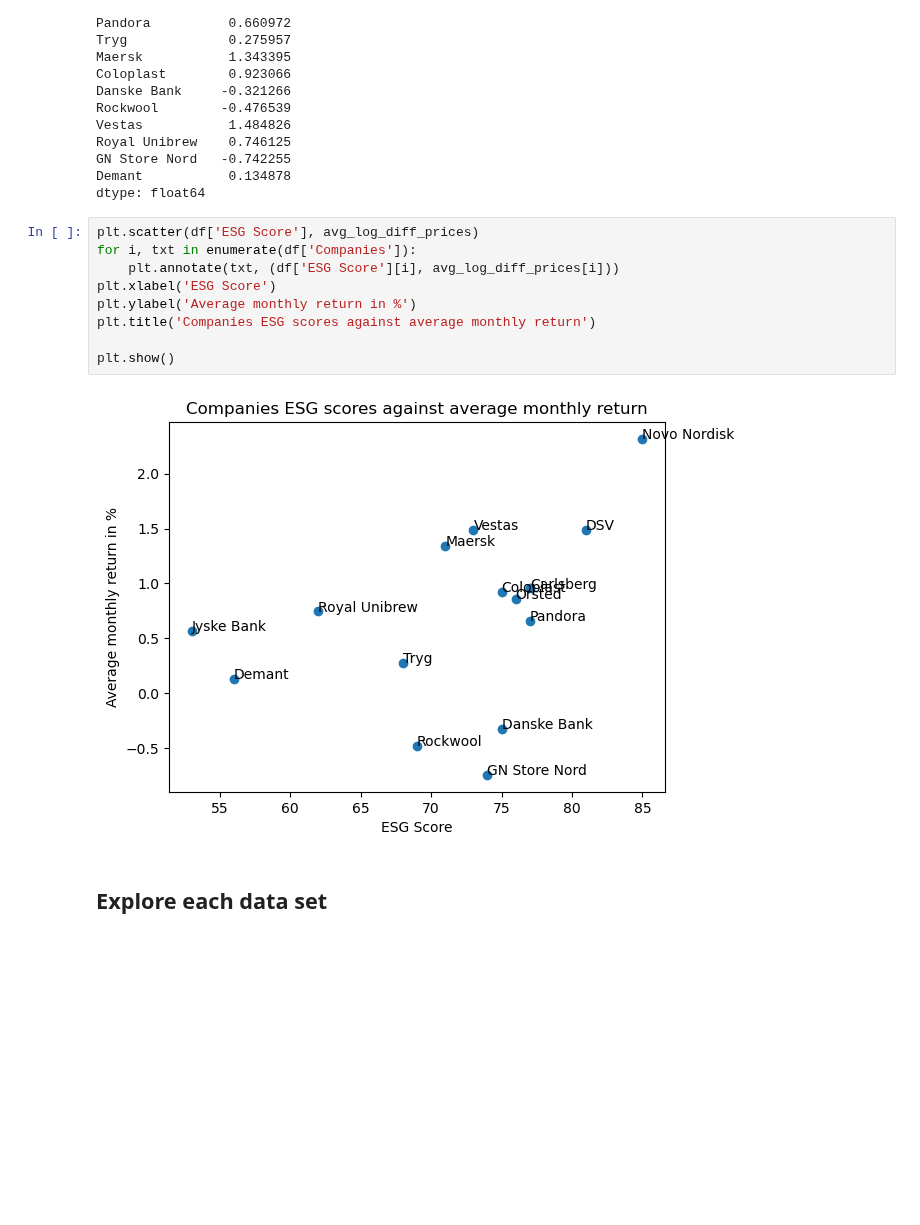
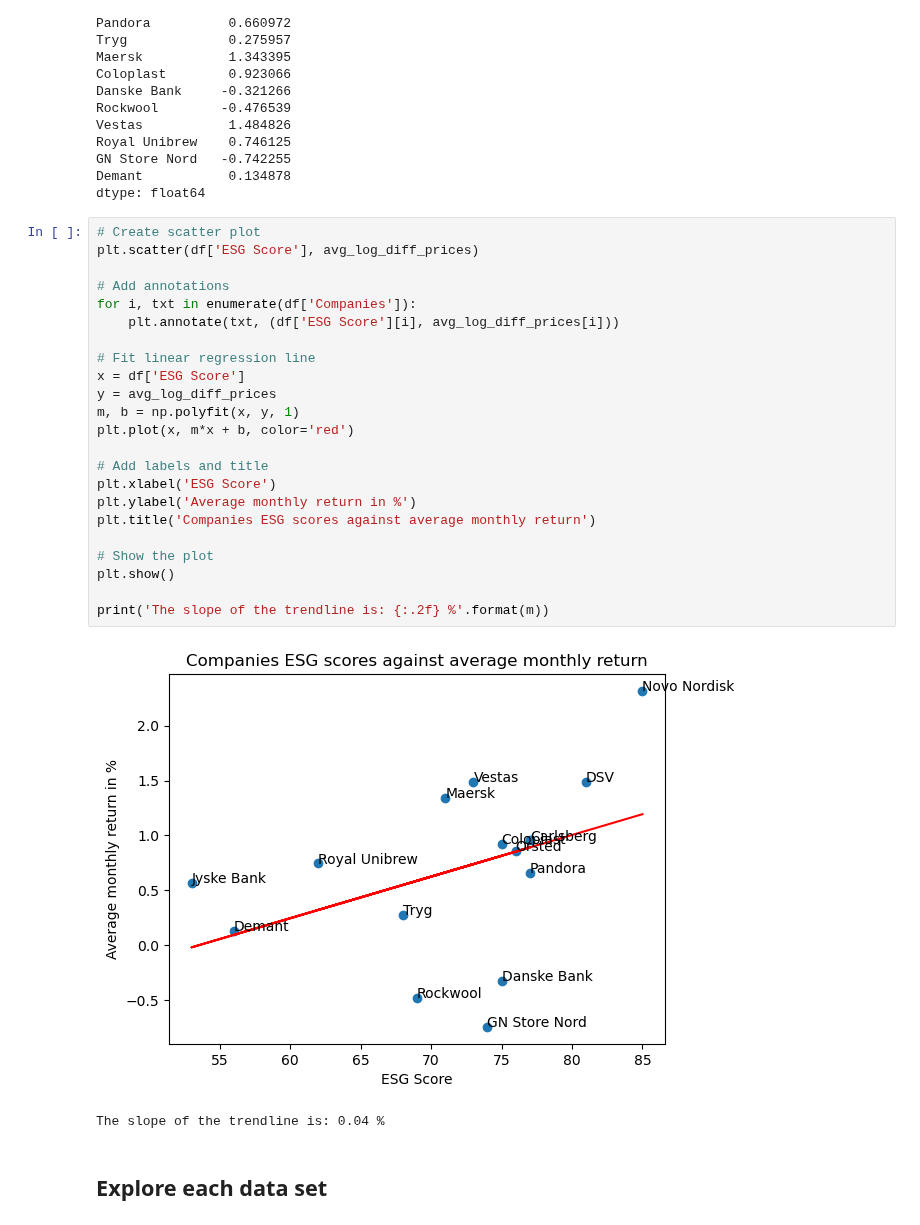
Before and after one commit to NumEconCopenhagen/projects-2023-mmj, a Jupyter notebook: dataproject/dataproject.ipynb, the cells around one changed output. Drawn from its saved outputs; the diff is of its cells as text; blank space fills up the shorter version.

Commit message:
slope

```diff
--- a/dataproject/dataproject.ipynb
+++ b/dataproject/dataproject.ipynb
@@ -173,16 +173,31 @@ GN Store Nord   -0.742255
 Demant           0.134878
 dtype: float64
 # %%
+# Create scatter plot
 plt.scatter(df['ESG Score'], avg_log_diff_prices)
+
+# Add annotations
 for i, txt in enumerate(df['Companies']):
     plt.annotate(txt, (df['ESG Score'][i], avg_log_diff_prices[i]))
+
+# Fit linear regression line
+x = df['ESG Score']
+y = avg_log_diff_prices
+m, b = np.polyfit(x, y, 1)
+plt.plot(x, m*x + b, color='red')
+
+# Add labels and title
 plt.xlabel('ESG Score')
 plt.ylabel('Average monthly return in %')
 plt.title('Companies ESG scores against average monthly return')
 
+# Show the plot
 plt.show()
+
+print('The slope of the trendline is: {:.2f} %'.format(m))
 # %% [output]
-[figure, old version]
+[figure, new version]
+The slope of the trendline is: 0.04 %
 # %% [markdown]
 ## Explore each data set
 # %% [markdown]
```
